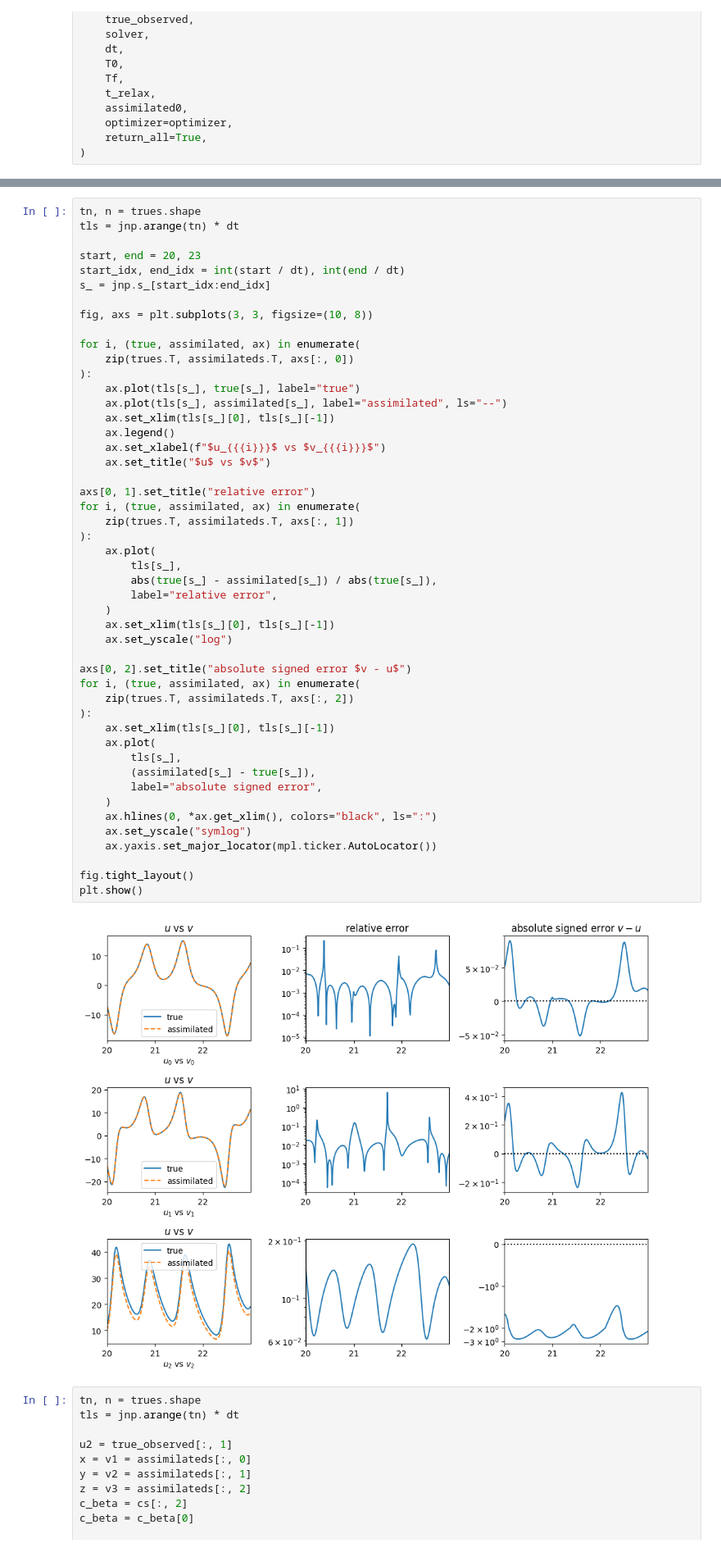
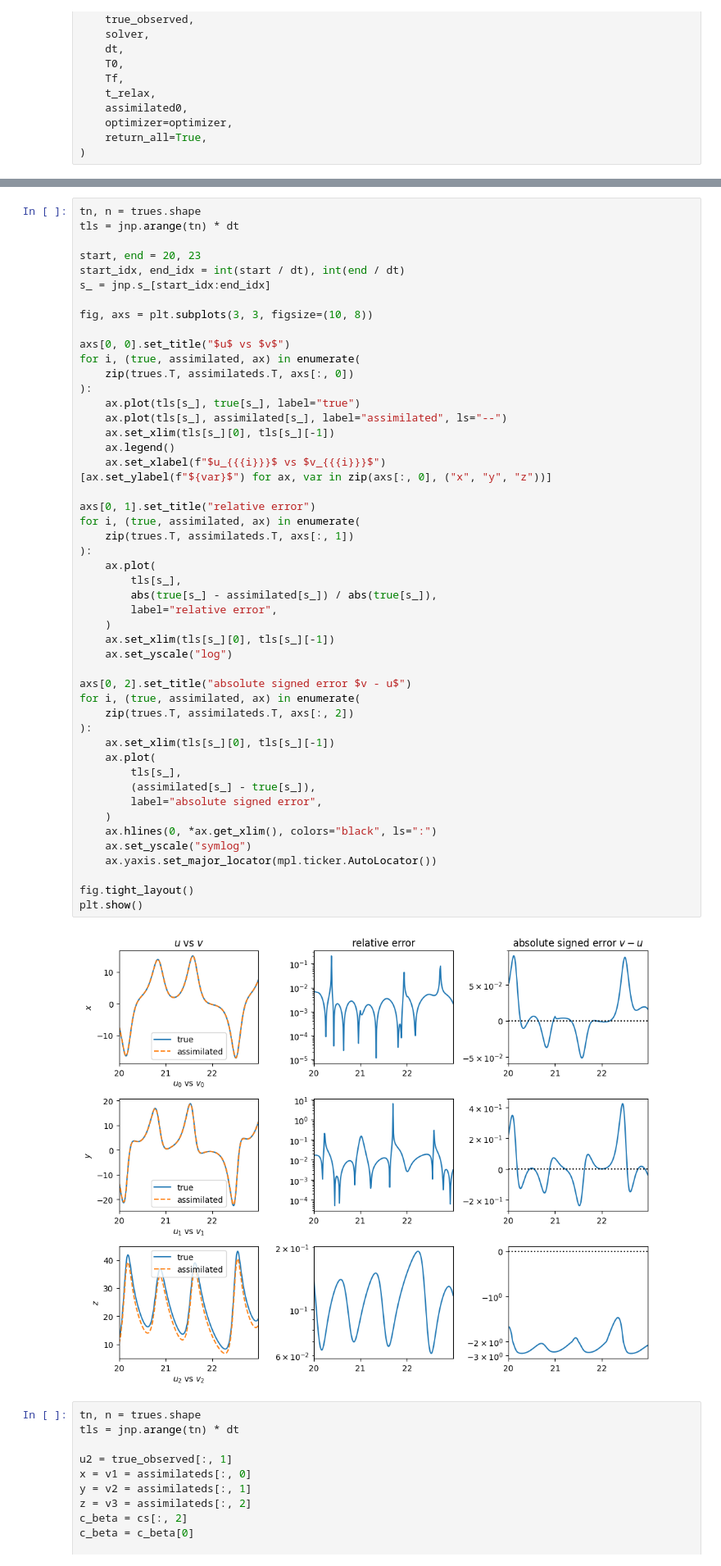
Before and after one commit to schilln/otf, a Jupyter notebook: examples/lorenz63/async_partial_observations.ipynb, the cells around one changed output, grey strips where cells are left out. Shown at 82% size. Drawn from its saved outputs; the diff is of its cells as text.

Commit message:
updated plot labels

```diff
--- a/examples/lorenz63/async_partial_observations.ipynb
+++ b/examples/lorenz63/async_partial_observations.ipynb
@@ -110,6 +110,7 @@ s_ = jnp.s_[start_idx:end_idx]
 
 fig, axs = plt.subplots(3, 3, figsize=(10, 8))
 
+axs[0, 0].set_title("$u$ vs $v$")
 for i, (true, assimilated, ax) in enumerate(
     zip(trues.T, assimilateds.T, axs[:, 0])
 ):
@@ -118,38 +119,38 @@ for i, (true, assimilated, ax) in enumerate(
     ax.set_xlim(tls[s_][0], tls[s_][-1])
     ax.legend()
     ax.set_xlabel(f"$u_{{{i}}}$ vs $v_{{{i}}}$")
-    ax.set_title("$u$ vs $v$")
+[ax.set_ylabel(f"${var}$") for ax, var in zip(axs[:, 0], ("x", "y", "z"))]
 
 axs[0, 1].set_title("relative error")
 for i, (true, assimilated, ax) in enumerate(
     zip(trues.T, assimilateds.T, axs[:, 1])
 ):
     ax.plot(
         tls[s_],
         abs(true[s_] - assimilated[s_]) / abs(true[s_]),
         label="relative error",
     )
     ax.set_xlim(tls[s_][0], tls[s_][-1])
     ax.set_yscale("log")
 
 axs[0, 2].set_title("absolute signed error $v - u$")
 for i, (true, assimilated, ax) in enumerate(
     zip(trues.T, assimilateds.T, axs[:, 2])
 ):
     ax.set_xlim(tls[s_][0], tls[s_][-1])
     ax.plot(
         tls[s_],
         (assimilated[s_] - true[s_]),
         label="absolute signed error",
     )
     ax.hlines(0, *ax.get_xlim(), colors="black", ls=":")
     ax.set_yscale("symlog")
     ax.yaxis.set_major_locator(mpl.ticker.AutoLocator())
 
 fig.tight_layout()
 plt.show()
 # %% [output]
-[figure, old version]
+[figure, new version]
 # %%
 tn, n = trues.shape
 tls = jnp.arange(tn) * dt
```
